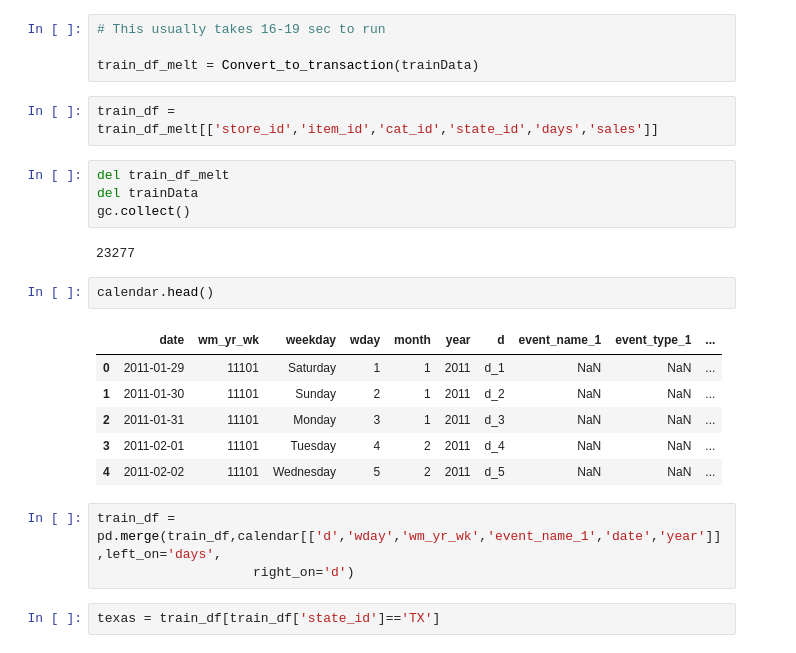
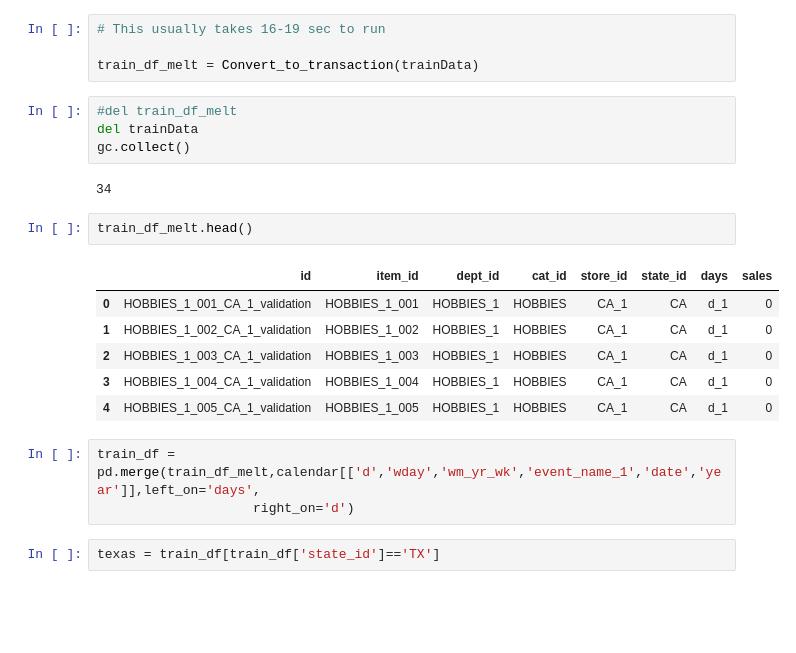
Before and after one commit to Mtaylert/Forecasting, a Jupyter notebook: code/Forecasting.ipynb, the cells around one changed output. Saved outputs shown, nothing was run; the diff lists cells and outputs as text; blank space fills up the shorter version.

```diff
--- a/code/Forecasting.ipynb
+++ b/code/Forecasting.ipynb
@@ -27,25 +27,23 @@ def Convert_to_transaction(df):
 # This usually takes 16-19 sec to run
 
 train_df_melt = Convert_to_transaction(trainData)
-# %%
-train_df = train_df_melt[['store_id','item_id','cat_id','state_id','days','sales']]
 # %%
-del train_df_melt
+#del train_df_melt
 del trainData
 gc.collect()
 # %% [output]
-23277
+34
 # %%
-calendar.head()
+train_df_melt.head()
 # %% [output]
-|  | date | wm_yr_wk | weekday | wday | month | year | d | event_name_1 | event_type_1 | ... |
-| 0 | 2011-01-29 | 11101 | Saturday | 1 | 1 | 2011 | d_1 | NaN | NaN | ... |
-| 1 | 2011-01-30 | 11101 | Sunday | 2 | 1 | 2011 | d_2 | NaN | NaN | ... |
-| 2 | 2011-01-31 | 11101 | Monday | 3 | 1 | 2011 | d_3 | NaN | NaN | ... |
-| 3 | 2011-02-01 | 11101 | Tuesday | 4 | 2 | 2011 | d_4 | NaN | NaN | ... |
-| 4 | 2011-02-02 | 11101 | Wednesday | 5 | 2 | 2011 | d_5 | NaN | NaN | ... |
+|  | id | item_id | dept_id | cat_id | store_id | state_id | days | sales |
+| 0 | HOBBIES_1_001_CA_1_validation | HOBBIES_1_001 | HOBBIES_1 | HOBBIES | CA_1 | CA | d_1 | 0 |
+| 1 | HOBBIES_1_002_CA_1_validation | HOBBIES_1_002 | HOBBIES_1 | HOBBIES | CA_1 | CA | d_1 | 0 |
+| 2 | HOBBIES_1_003_CA_1_validation | HOBBIES_1_003 | HOBBIES_1 | HOBBIES | CA_1 | CA | d_1 | 0 |
+| 3 | HOBBIES_1_004_CA_1_validation | HOBBIES_1_004 | HOBBIES_1 | HOBBIES | CA_1 | CA | d_1 | 0 |
+| 4 | HOBBIES_1_005_CA_1_validation | HOBBIES_1_005 | HOBBIES_1 | HOBBIES | CA_1 | CA | d_1 | 0 |
 # %%
-train_df = pd.merge(train_df,calendar[['d','wday','wm_yr_wk','event_name_1','date','year']],left_on='days',
+train_df = pd.merge(train_df_melt,calendar[['d','wday','wm_yr_wk','event_name_1','date','year']],left_on='days',
                     right_on='d')
 # %%
 texas = train_df[train_df['state_id']=='TX']
```
Also changed, not shown: parts of 24 cells of this notebook.
